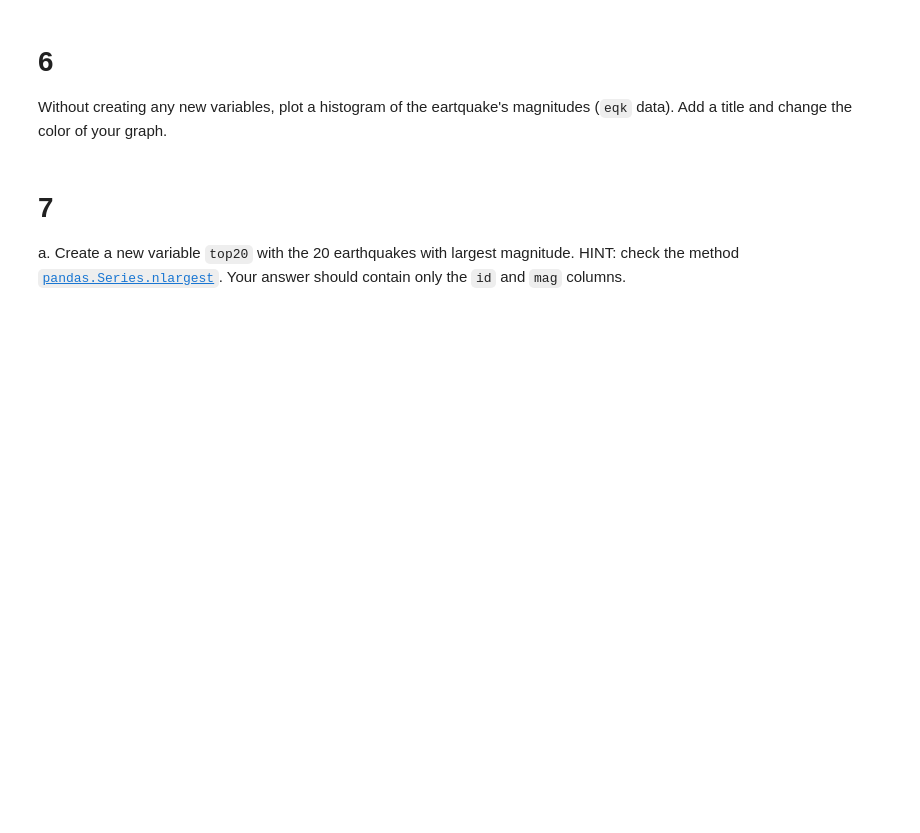
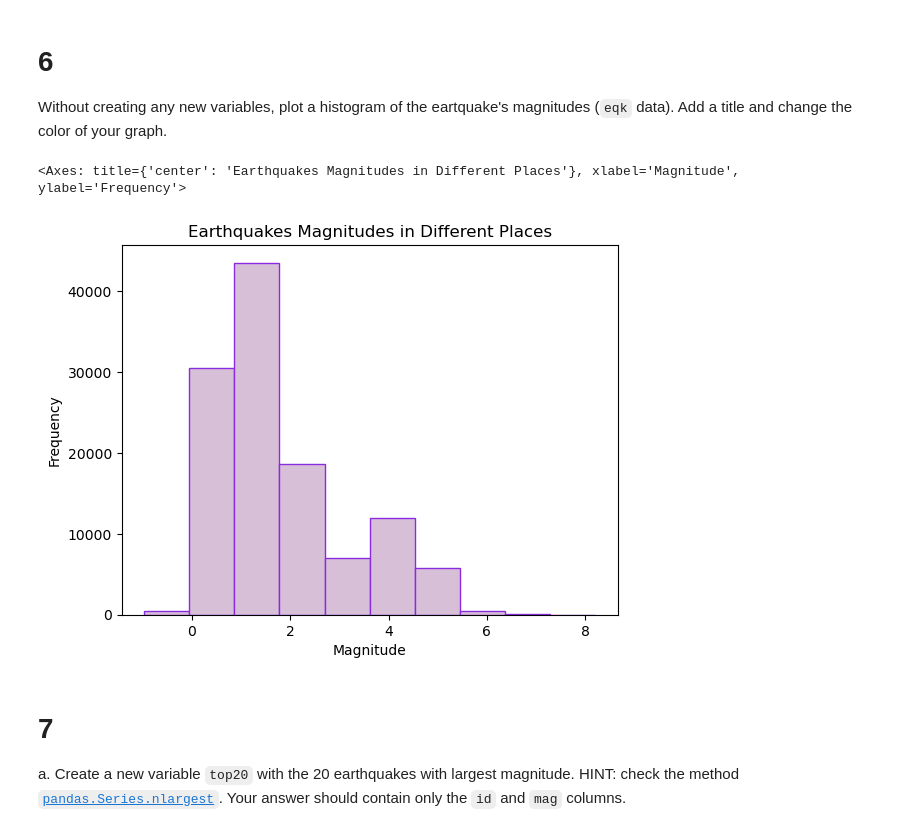
Before and after one commit to marietolteca00/eds220-hwk1, a Jupyter notebook: task3/hwk1-task3-earthquakes.ipynb, the cells around one changed output. Cells and saved outputs as stored; diff of their text form; code cells hidden in the pictures; blank space fills up the shorter version.

```diff
--- a/task3/hwk1-task3-earthquakes.ipynb
+++ b/task3/hwk1-task3-earthquakes.ipynb
@@ -180,6 +195,15 @@ grader.check("q5")
 
 # 6
 Without creating any new variables, plot a histogram of the eartquake's magnitudes (`eqk` data). Add a title and change the color of your graph.
+# %%
+eqk['mag'].plot( kind = 'hist',
+                xlabel = 'Magnitude',
+                color = 'thistle',
+                edgecolor = "blueviolet",
+               title = "Earthquakes Magnitudes in Different Places")
+# %% [output]
+<Axes: title={'center': 'Earthquakes Magnitudes in Different Places'}, xlabel='Magnitude', ylabel='Frequency'>
+[figure, added]
 # %% [markdown]
 <!-- END QUESTION -->
 
```
Also changed, not shown: parts of 17 cells of this notebook.
